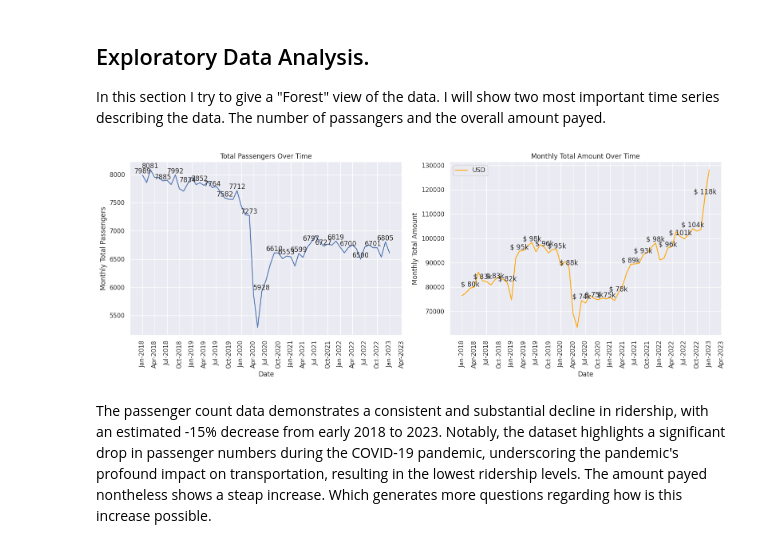
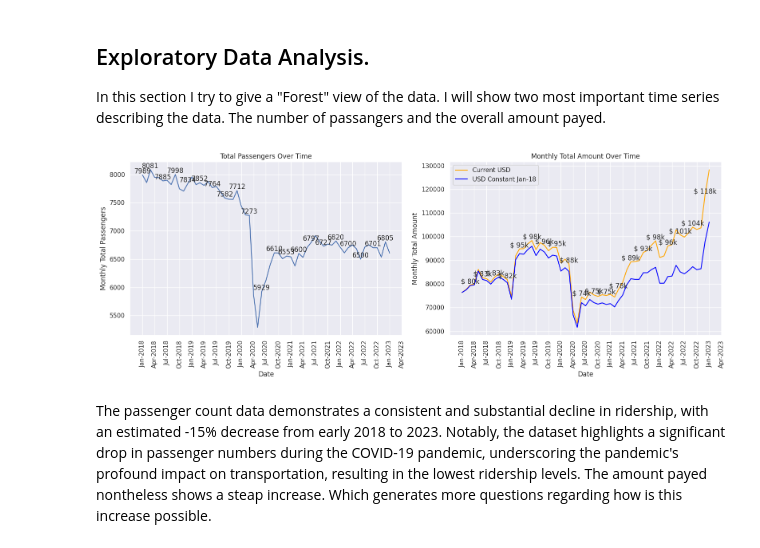
Before and after one commit to BenjaminDupre/taxi_data_task, a Jupyter notebook: taxi_data.ipynb, the cells around one changed output. Cells and saved outputs as stored; diff of their text form; code cells hidden in the pictures.

```diff
--- a/taxi_data.ipynb
+++ b/taxi_data.ipynb
@@ -7,6 +7,7 @@ import pandas as pd
 import matplotlib.pyplot as plt
 import matplotlib.dates as mdates
 import numpy as np
+import seaborn as sns
 
 
 
@@ -25,6 +26,8 @@ date_columns = ['tpep_pickup_datetime', 'tpep_dropoff_datetime']
 # Read the extracted CSV file using pandas with date parsing
 df_ny = pd.read_csv(csv_file_name, parse_dates=date_columns)
 df_CPI = pd.read_csv('CPIAUCSL.csv')
+# Convert the 'DATE' column in df_CPI to datetime64[ns] data type
+df_CPI['DATE'] = pd.to_datetime(df_CPI['DATE'])
 # Output
 df_ny.info()
 df_ny.head()
@@ -155,4 +158,4 @@ df_ny["month_of_trip"] = df_ny["tpep_pickup_datetime"].dt.strftime('%b-%y')
 Removing trips with distance 0 because a taxi trip involves some distance. Also removing trip with duration under or equal to 0.
 # %%
 df_ny = df_ny.loc[(df_ny['trip_distance'] > 0)]
-df_ny = df_ny.loc[df_ny['trip_duration_seconds'] > pd.Timedelta(seconds=0)]
+df_ny = df_ny.loc[df_ny['trip_duration_seconds'] >= pd.Timedelta(seconds=0)]
@@ -158,0 +164,4 @@ df_ny = df_ny.loc[df_ny['trip_duration_seconds'] > pd.Timedelta(seconds=0)]
+# %%
+df_CPI["DATE"] = df_CPI["DATE"].dt.strftime('%b-%y')
+df_ny = df_ny.merge(df_CPI, left_on='month_of_trip', right_on='DATE', how='left')
+df_ny = df_ny.drop(columns='DATE')
@@ -159,3 +170,12 @@ df_ny = df_ny.loc[df_ny['trip_duration_seconds'] > pd.Timedelta(seconds=0)]
+# %%
+# Define the base reference month
+base_month = "Jan-18"
+# Find the base CPI value for "Jan-18"
+base_cpi = df_ny.loc[df_ny['month_of_trip'] == base_month, 'CPIAUCSL'].iloc[0]
+# Calculate the CPI ratio for each row
+df_ny['CPI_Ratio'] = (1/df_ny['CPIAUCSL']) * base_cpi
+# Amount Constant Dollar Value
+df_ny['total_amount_ADJ'] = df_ny['total_amount'] * df_ny['CPI_Ratio']
 # %% [markdown]
 The new db looks like this:
 # %%
@@ -202,7 +222,7 @@ monthly_passenger_count['month_of_trip'] = pd.to_datetime(monthly_passenger_coun
 monthly_passenger_count.sort_values(by='month_of_trip', inplace=True)
 
 # Group by the formatted_pickup_date and sum the total_amount
-monthly_amount = df_ny.groupby('month_of_trip')['total_amount'].sum().reset_index()
+monthly_amount = df_ny.groupby('month_of_trip')[['total_amount','total_amount_ADJ']].sum().reset_index()
 monthly_amount['month_of_trip'] = pd.to_datetime(monthly_amount['month_of_trip'], format='%b-%y')
 monthly_amount.sort_values(by='month_of_trip', inplace=True)
 
@@ -211,39 +231,41 @@ fig, axs = plt.subplots(1, 2, figsize=(16, 6))
 
 # Plot the passenger count data in the first subplot
 axs[0].plot(monthly_passenger_count['month_of_trip'], monthly_passenger_count['passenger_count'])
+
 axs[0].set_xlabel('Date')
 axs[0].set_ylabel('Monthly Total Passengers')
 axs[0].set_title('Total Passengers Over Time')
 axs[0].xaxis.set_major_formatter(mdates.DateFormatter("%b-%Y"))
 axs[0].xaxis.set_major_locator(mdates.MonthLocator(interval=3))
 axs[0].tick_params(axis='x', rotation=90)
 
 
 # Annotate data points with number labels at 3-month intervals and the first month
 for x, y in zip(monthly_passenger_count['month_of_trip'], monthly_passenger_count['passenger_count']):
     if x.month % 3 == 0 or (x.month == 1 and x.year == 2018):
         axs[0].text(x, y, f'{int(y)}', ha='center', va='bottom')
 
 # Plot the total amount data in the second subplot
-axs[1].plot(monthly_amount['month_of_trip'], monthly_amount['total_amount'], label='USD', color='orange')
+axs[1].plot(monthly_amount['month_of_trip'], monthly_amount['total_amount'], label='Current USD', color='orange')
+axs[1].plot(monthly_amount['month_of_trip'], monthly_amount['total_amount_ADJ'], label='USD Constant Jan-18', color='blue')
 axs[1].set_xlabel('Date')
 axs[1].set_ylabel('Monthly Total Amount')
 axs[1].set_title('Monthly Total Amount Over Time')
 axs[1].xaxis.set_major_formatter(mdates.DateFormatter("%b-%Y"))
 axs[1].xaxis.set_major_locator(mdates.MonthLocator(interval=3))
 axs[1].tick_params(axis='x', rotation=90)
 
 # Annotate data points with number labels at 3-month intervals
 for x, y in zip(monthly_amount['month_of_trip'], monthly_amount['total_amount']):
     if x.month % 3 == 0:
         axs[1].text(x, y, f'$ {y/1000:.0f}k', ha='center', va='bottom')
 
 # Show the plot
 plt.tight_layout()
 plt.legend()
 plt.show()
 # %% [output]
-[figure, old version]
+[figure, new version]
 # %% [markdown]
 The passenger count data demonstrates a consistent and substantial decline in ridership, with an estimated -15% decrease from early 2018 to 2023. Notably, the dataset highlights a significant drop in passenger numbers during the COVID-19 pandemic, underscoring the pandemic's profound impact on transportation, resulting in the lowest ridership levels. The amount payed nontheless shows a steap increase. Which generates more questions regarding how is this increase possible.
 # %% [markdown]
```
Also changed, not shown: parts of 8 cells of this notebook.
